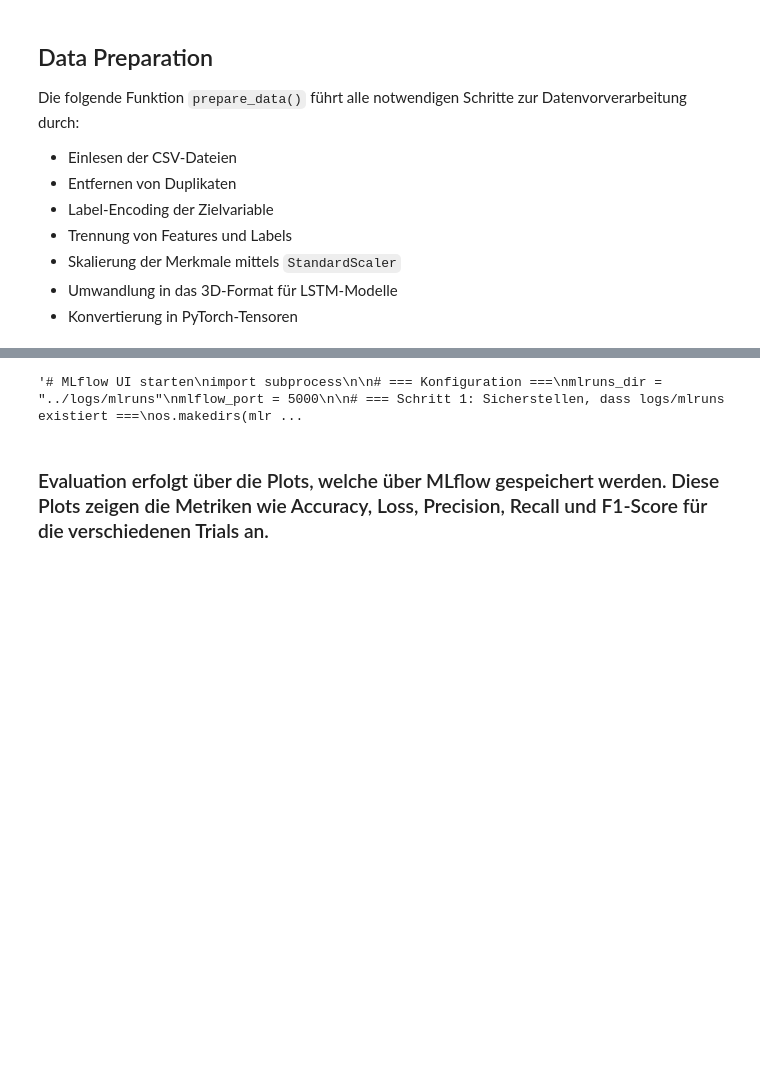
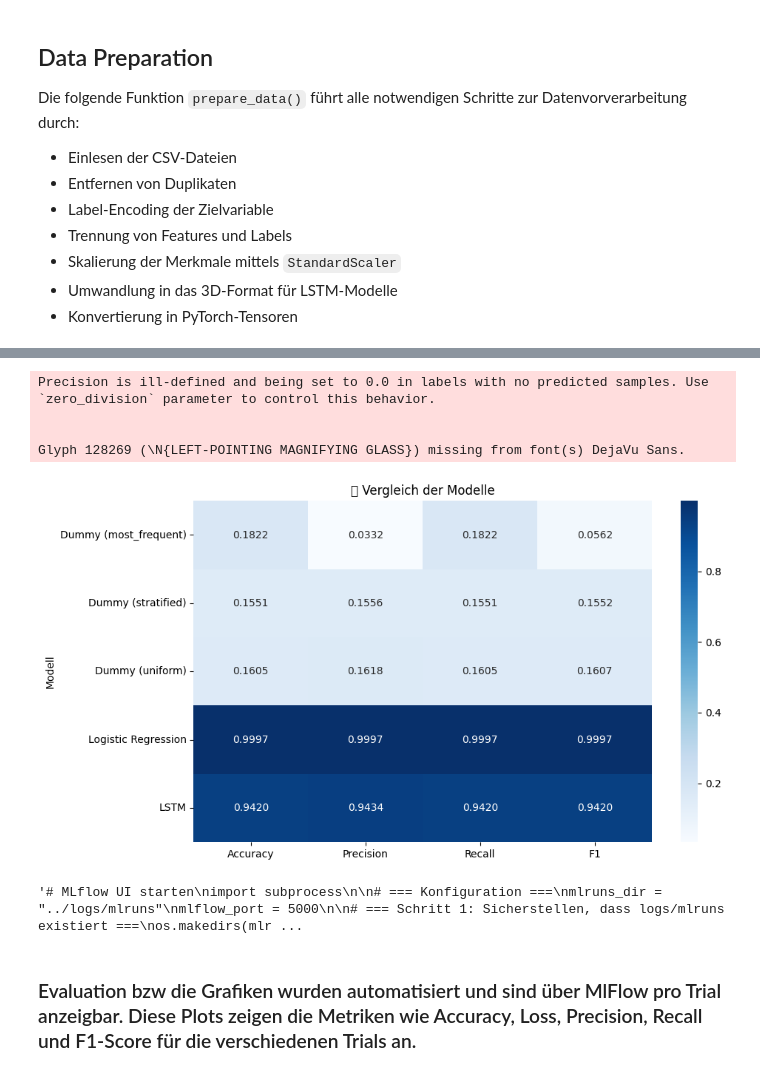
Before and after one commit to Mehmet1700/mlp-har-activity, a Jupyter notebook: notebooks/04_full_training.ipynb, the cells around one changed output, grey strips where cells are left out. Drawn from its saved outputs; the diff is of its cells as text; code cells hidden in the pictures; blank space fills up the shorter version.

```diff
--- a/notebooks/04_full_training.ipynb
+++ b/notebooks/04_full_training.ipynb
@@ -611,0 +787,9 @@ else:
+# %%
+strategies = ["most_frequent", "stratified", "uniform"]
+
+for strat in strategies:
+    dummy = DummyClassifier(strategy=strat, random_state=42)
+    dummy.fit(X_val_2d, y_val_np)
+    y_pred = dummy.predict(X_val_2d)
+    print(f"\n📊 Dummy Classifier ({strat}):")
+    print(classification_report(y_val_np, y_pred, digits=4))
@@ -612,3 +821,50 @@ else:
+# %%
+from sklearn.linear_model import LogisticRegression
+from sklearn.metrics import accuracy_score, precision_score, recall_score, f1_score
+
+def compute_metrics_named(y_true, y_pred, name):
+    return {
+        "Modell": name,
+        "Accuracy": accuracy_score(y_true, y_pred),
+        "Precision": precision_score(y_true, y_pred, average='weighted'),
+        "Recall": recall_score(y_true, y_pred, average='weighted'),
+        "F1": f1_score(y_true, y_pred, average='weighted')
+    }
+
+# Liste für Ergebnisse
+results = []
+
+# 🔹 Dummy Classifier (verschiedene Strategien)
+strategies = ["most_frequent", "stratified", "uniform"]
+for strat in strategies:
+    dummy = DummyClassifier(strategy=strat, random_state=42)
+    dummy.fit(X_val_2d, y_val_np)
+    y_pred = dummy.predict(X_val_2d)
+    results.append(compute_metrics_named(y_val_np, y_pred, f"Dummy ({strat})"))
+
+# 🔹 Logistic Regression (als weitere Baseline)
+logreg = LogisticRegression(max_iter=1000, random_state=42)
+logreg.fit(X_val_2d, y_val_np)
+y_pred_logreg = logreg.predict(X_val_2d)
+results.append(compute_metrics_named(y_val_np, y_pred_logreg, "Logistic Regression"))
+
+# 🔹 LSTM Modell (dein trainiertes)
+y_pred_lstm = model(X_val).argmax(dim=1).cpu().numpy()
+results.append(compute_metrics_named(y_val_np, y_pred_lstm, "LSTM"))
+
+# 📊 DataFrame erzeugen
+df_model_comparison = pd.DataFrame(results).set_index("Modell").round(4)
+
+plt.figure(figsize=(10, 6))
+sns.heatmap(df_model_comparison, annot=True, fmt=".4f", cmap="Blues")
+plt.title("🔍 Vergleich der Modelle")
+plt.show()
+# %% [output]
+Precision is ill-defined and being set to 0.0 in labels with no predicted samples. Use `zero_division` parameter to control this behavior.
+
+
+Glyph 128269 (\N{LEFT-POINTING MAGNIFYING GLASS}) missing from font(s) DejaVu Sans.
+[figure, added]
 # %%
 """# MLflow UI starten
 import subprocess
@@ -636,4 +892,4 @@ except FileNotFoundError:
 # %% [output]
 '# MLflow UI starten\nimport subprocess\n\n# === Konfiguration ===\nmlruns_dir = "../logs/mlruns"\nmlflow_port = 5000\n\n# === Schritt 1: Sicherstellen, dass logs/mlruns existiert ===\nos.makedirs(mlr ...
 # %% [markdown]
-### Evaluation erfolgt über die Plots, welche über MLflow gespeichert werden. Diese Plots zeigen die Metriken wie Accuracy, Loss, Precision, Recall und F1-Score für die verschiedenen Trials an.
+### Evaluation bzw die Grafiken wurden automatisiert und sind über MlFlow pro Trial anzeigbar. Diese Plots zeigen die Metriken wie Accuracy, Loss, Precision, Recall und F1-Score für die verschiedenen Trials an.
```
Also changed, not shown: parts of 11 cells of this notebook, 1 other file.
